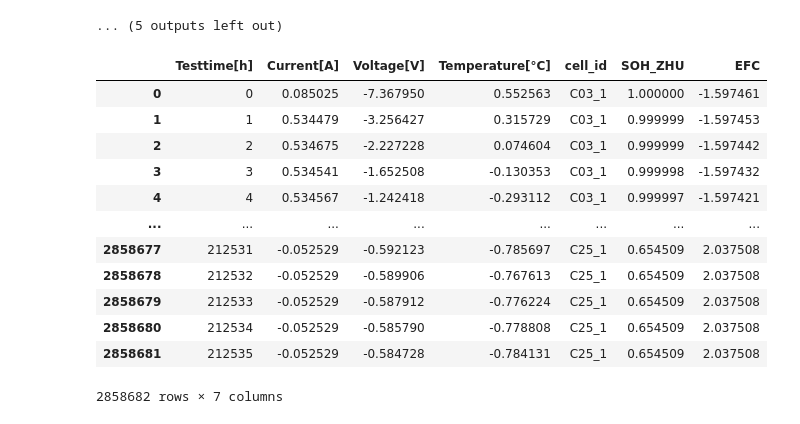
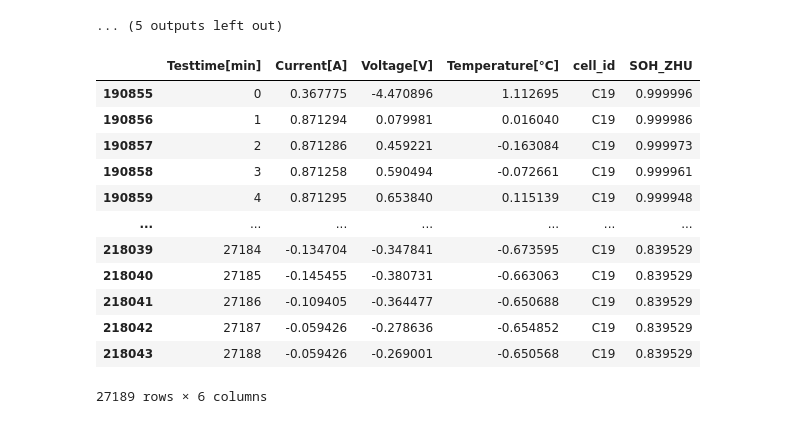
Before and after one commit to zzhuqshun/Thesis, a Jupyter notebook: 04_NNs/soh_C,V,T,EFC.ipynb, the cells around one changed output. Cells and saved outputs as stored; diff of their text form; code cells hidden in the pictures.

```diff
--- a/04_NNs/soh_C,V,T,EFC.ipynb
+++ b/04_NNs/soh_C,V,T,EFC.ipynb
@@ -55,26 +52,26 @@ Processing C21 ...
 # %%
 ### Visualize data
 # visualize_data(all_data)
 # inspect_data_ranges(all_data)
 # inspect_data_ranges(train_scaled)
 # plot_dataset_soh(train_df, "Train")
 # plot_dataset_soh(val_df, "Validation")
 # plot_dataset_soh(test_df, "Test")
-train_scaled
+test_scaled
 # %% [output]
-|  | Testtime[h] | Current[A] | Voltage[V] | Temperature[°C] | cell_id | SOH_ZHU | EFC |
-| 0 | 0 | 0.085025 | -7.367950 | 0.552563 | C03_1 | 1.000000 | -1.597461 |
-| 1 | 1 | 0.534479 | -3.256427 | 0.315729 | C03_1 | 0.999999 | -1.597453 |
-| 2 | 2 | 0.534675 | -2.227228 | 0.074604 | C03_1 | 0.999999 | -1.597442 |
-| 3 | 3 | 0.534541 | -1.652508 | -0.130353 | C03_1 | 0.999998 | -1.597432 |
-| 4 | 4 | 0.534567 | -1.242418 | -0.293112 | C03_1 | 0.999997 | -1.597421 |
-| ... | ... | ... | ... | ... | ... | ... | ... |
-| 2858677 | 212531 | -0.052529 | -0.592123 | -0.785697 | C25_1 | 0.654509 | 2.037508 |
-| 2858678 | 212532 | -0.052529 | -0.589906 | -0.767613 | C25_1 | 0.654509 | 2.037508 |
-| 2858679 | 212533 | -0.052529 | -0.587912 | -0.776224 | C25_1 | 0.654509 | 2.037508 |
-| 2858680 | 212534 | -0.052529 | -0.585790 | -0.778808 | C25_1 | 0.654509 | 2.037508 |
-| 2858681 | 212535 | -0.052529 | -0.584728 | -0.784131 | C25_1 | 0.654509 | 2.037508 |
+|  | Testtime[min] | Current[A] | Voltage[V] | Temperature[°C] | cell_id | SOH_ZHU |
+| 190855 | 0 | 0.367775 | -4.470896 | 1.112695 | C19 | 0.999996 |
+| 190856 | 1 | 0.871294 | 0.079981 | 0.016040 | C19 | 0.999986 |
+| 190857 | 2 | 0.871286 | 0.459221 | -0.163084 | C19 | 0.999973 |
+| 190858 | 3 | 0.871258 | 0.590494 | -0.072661 | C19 | 0.999961 |
+| 190859 | 4 | 0.871295 | 0.653840 | 0.115139 | C19 | 0.999948 |
+| ... | ... | ... | ... | ... | ... | ... |
+| 218039 | 27184 | -0.134704 | -0.347841 | -0.673595 | C19 | 0.839529 |
+| 218040 | 27185 | -0.145455 | -0.380731 | -0.663063 | C19 | 0.839529 |
+| 218041 | 27186 | -0.109405 | -0.364477 | -0.650688 | C19 | 0.839529 |
+| 218042 | 27187 | -0.059426 | -0.278636 | -0.654852 | C19 | 0.839529 |
+| 218043 | 27188 | -0.059426 | -0.269001 | -0.650568 | C19 | 0.839529 |
-2858682 rows × 7 columns
+27189 rows × 6 columns
 # %%
 ##########################################################
 # Dataset definition
```
Also changed, not shown: parts of 8 cells of this notebook, 36 other files.
